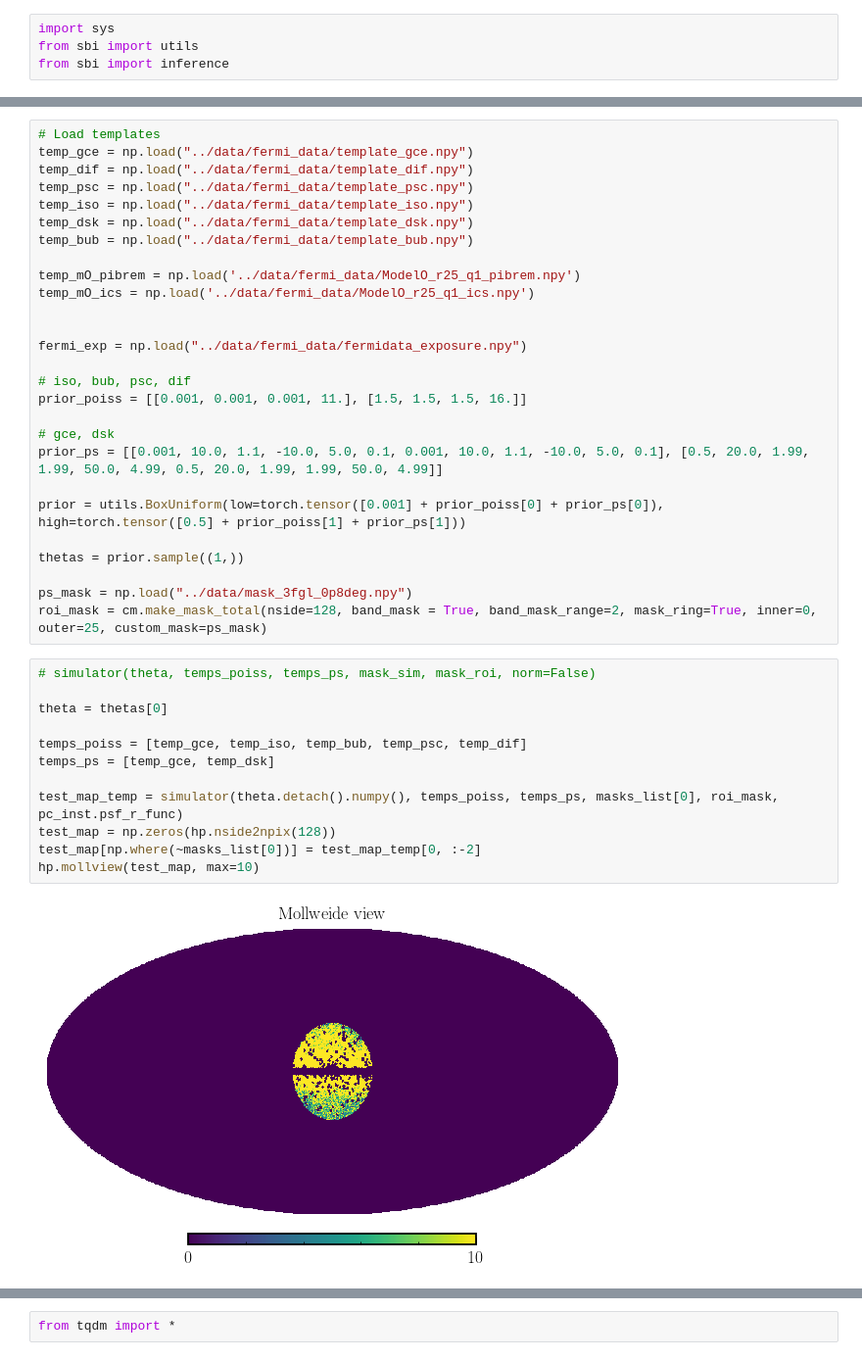
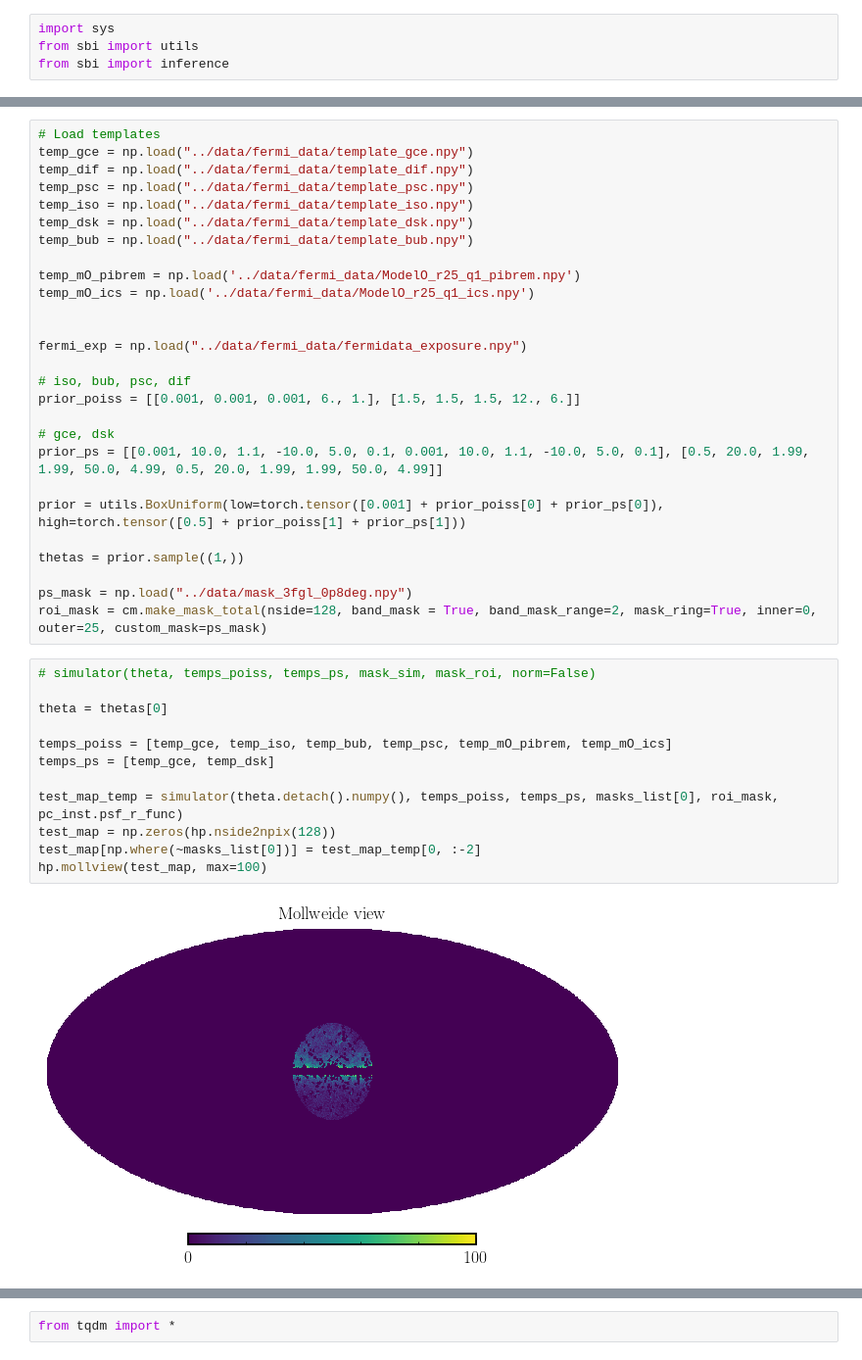
Before and after one commit to smsharma/fermi-gce-flows, a Jupyter notebook: notebooks/02_analysis.ipynb, the cells around one changed output, grey strips where cells are left out. Shown at 98% size. Saved outputs shown, nothing was run; the diff lists cells and outputs as text.

```diff
--- a/notebooks/02_analysis.ipynb
+++ b/notebooks/02_analysis.ipynb
@@ -126,7 +111,7 @@ temp_mO_ics = np.load('../data/fermi_data/ModelO_r25_q1_ics.npy')
 fermi_exp = np.load("../data/fermi_data/fermidata_exposure.npy")
 
 # iso, bub, psc, dif
-prior_poiss = [[0.001, 0.001, 0.001, 11.], [1.5, 1.5, 1.5, 16.]]
+prior_poiss = [[0.001, 0.001, 0.001, 6., 1.], [1.5, 1.5, 1.5, 12., 6.]]
 
 # gce, dsk
 prior_ps = [[0.001, 10.0, 1.1, -10.0, 5.0, 0.1, 0.001, 10.0, 1.1, -10.0, 5.0, 0.1], [0.5, 20.0, 1.99, 1.99, 50.0, 4.99, 0.5, 20.0, 1.99, 1.99, 50.0, 4.99]]
@@ -140,17 +125,17 @@ roi_mask = cm.make_mask_total(nside=128, band_mask = True, band_mask_range=2, ma
 # %%
 # simulator(theta, temps_poiss, temps_ps, mask_sim, mask_roi, norm=False)
 
 theta = thetas[0]
 
-temps_poiss = [temp_gce, temp_iso, temp_bub, temp_psc, temp_dif]
+temps_poiss = [temp_gce, temp_iso, temp_bub, temp_psc, temp_mO_pibrem, temp_mO_ics]
 temps_ps = [temp_gce, temp_dsk]
 
 test_map_temp = simulator(theta.detach().numpy(), temps_poiss, temps_ps, masks_list[0], roi_mask, pc_inst.psf_r_func)
 test_map = np.zeros(hp.nside2npix(128))
 test_map[np.where(~masks_list[0])] = test_map_temp[0, :-2]
-hp.mollview(test_map, max=10)
+hp.mollview(test_map, max=100)
 # %% [output]
-[figure, old version]
+[figure, new version]
 # %%
 test_map_temp[0, -2:]
 # %% [output]
```
Also changed, not shown: parts of 36 cells of this notebook, 1 other file.
